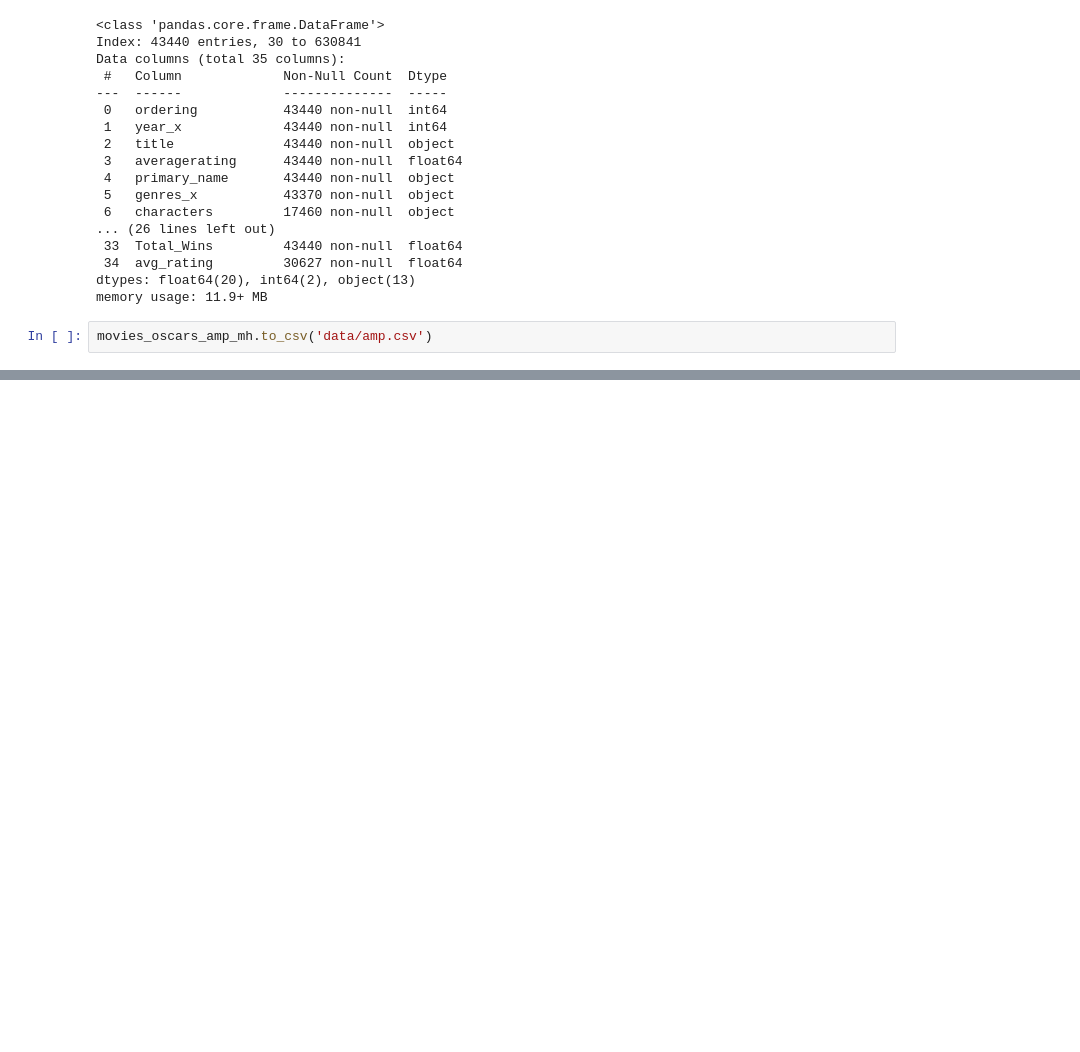
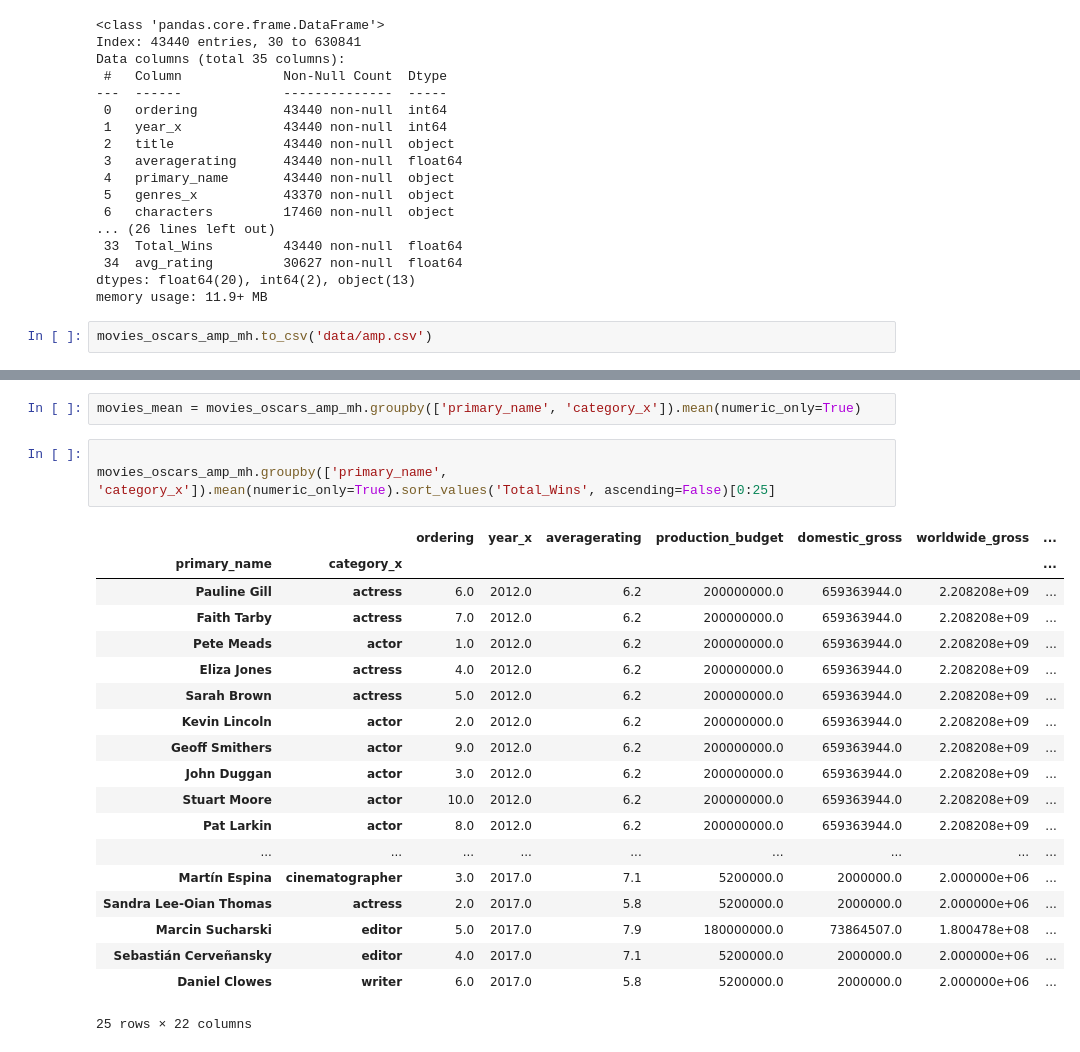
Before and after one commit to gjimmyq/C-H-Film-Productions, a Jupyter notebook: oscars_MH.ipynb, the cells around one changed output, grey strips where cells are left out. Drawn from its saved outputs; the diff is of its cells as text; blank space fills up the shorter version.

```diff
--- a/oscars_MH.ipynb
+++ b/oscars_MH.ipynb
@@ -734,0 +786,25 @@ movies_oscars_amp_mh.to_csv('data/amp.csv')
+# %%
+movies_mean = movies_oscars_amp_mh.groupby(['primary_name', 'category_x']).mean(numeric_only=True)
+# %%
+
+movies_oscars_amp_mh.groupby(['primary_name', 'category_x']).mean(numeric_only=True).sort_values('Total_Wins', ascending=False)[0:25]
+# %% [output]
+|  |  | ordering | year_x | averagerating | production_budget | domestic_gross | worldwide_gross | ... |
+| primary_name | category_x |  |  |  |  |  |  | ... |
+| Pauline Gill | actress | 6.0 | 2012.0 | 6.2 | 200000000.0 | 659363944.0 | 2.208208e+09 | ... |
+| Faith Tarby | actress | 7.0 | 2012.0 | 6.2 | 200000000.0 | 659363944.0 | 2.208208e+09 | ... |
+| Pete Meads | actor | 1.0 | 2012.0 | 6.2 | 200000000.0 | 659363944.0 | 2.208208e+09 | ... |
+| Eliza Jones | actress | 4.0 | 2012.0 | 6.2 | 200000000.0 | 659363944.0 | 2.208208e+09 | ... |
+| Sarah Brown | actress | 5.0 | 2012.0 | 6.2 | 200000000.0 | 659363944.0 | 2.208208e+09 | ... |
+| Kevin Lincoln | actor | 2.0 | 2012.0 | 6.2 | 200000000.0 | 659363944.0 | 2.208208e+09 | ... |
+| Geoff Smithers | actor | 9.0 | 2012.0 | 6.2 | 200000000.0 | 659363944.0 | 2.208208e+09 | ... |
+| John Duggan | actor | 3.0 | 2012.0 | 6.2 | 200000000.0 | 659363944.0 | 2.208208e+09 | ... |
+| Stuart Moore | actor | 10.0 | 2012.0 | 6.2 | 200000000.0 | 659363944.0 | 2.208208e+09 | ... |
+| Pat Larkin | actor | 8.0 | 2012.0 | 6.2 | 200000000.0 | 659363944.0 | 2.208208e+09 | ... |
+| ... | ... | ... | ... | ... | ... | ... | ... | ... |
+| Martín Espina | cinematographer | 3.0 | 2017.0 | 7.1 | 5200000.0 | 2000000.0 | 2.000000e+06 | ... |
+| Sandra Lee-Oian Thomas | actress | 2.0 | 2017.0 | 5.8 | 5200000.0 | 2000000.0 | 2.000000e+06 | ... |
+| Marcin Sucharski | editor | 5.0 | 2017.0 | 7.9 | 180000000.0 | 73864507.0 | 1.800478e+08 | ... |
+| Sebastián Cerveñansky | editor | 4.0 | 2017.0 | 7.1 | 5200000.0 | 2000000.0 | 2.000000e+06 | ... |
+| Daniel Clowes | writer | 6.0 | 2017.0 | 5.8 | 5200000.0 | 2000000.0 | 2.000000e+06 | ... |
+25 rows × 22 columns
```
Also changed, not shown: parts of 5 cells of this notebook.
